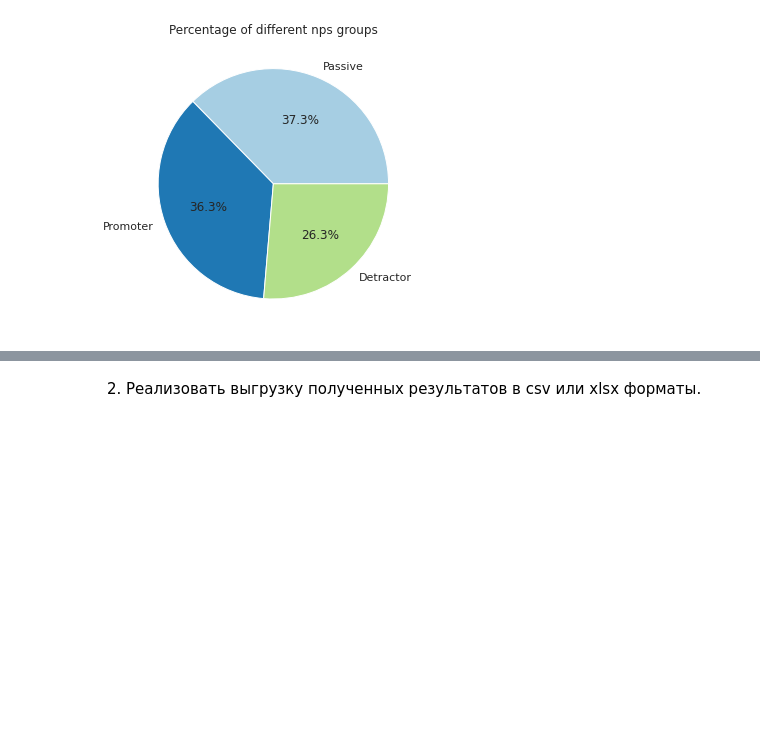
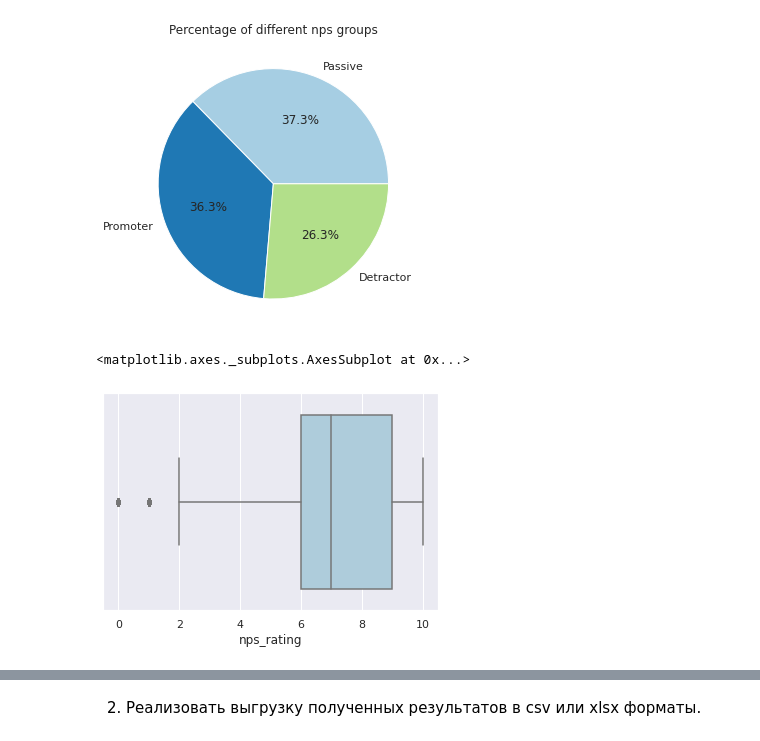
Before and after one commit to Maria-Vereina/analytics-tools, a Jupyter notebook: lab01-2/ПР2_ВереинаМС.ipynb, the cells around one changed output, grey strips where cells are left out. Cells and saved outputs as stored; diff of their text form; code cells hidden in the pictures; blank space fills up the shorter version.

```diff
--- a/lab01-2/ПР2_ВереинаМС.ipynb
+++ b/lab01-2/ПР2_ВереинаМС.ipynb
@@ -435,3 +436,9 @@ plt.title('Percentage of different nps groups')
 plt.show()
 # %% [output]
 [figure]
+# %%
+nps_rating = q4_nps.nps_rating
+sns.boxplot(x = nps_rating)
+# %% [output]
+<matplotlib.axes._subplots.AxesSubplot at 0x...>
+[figure, added]
```
Also changed, not shown: parts of 8 cells of this notebook, 4 other files.
